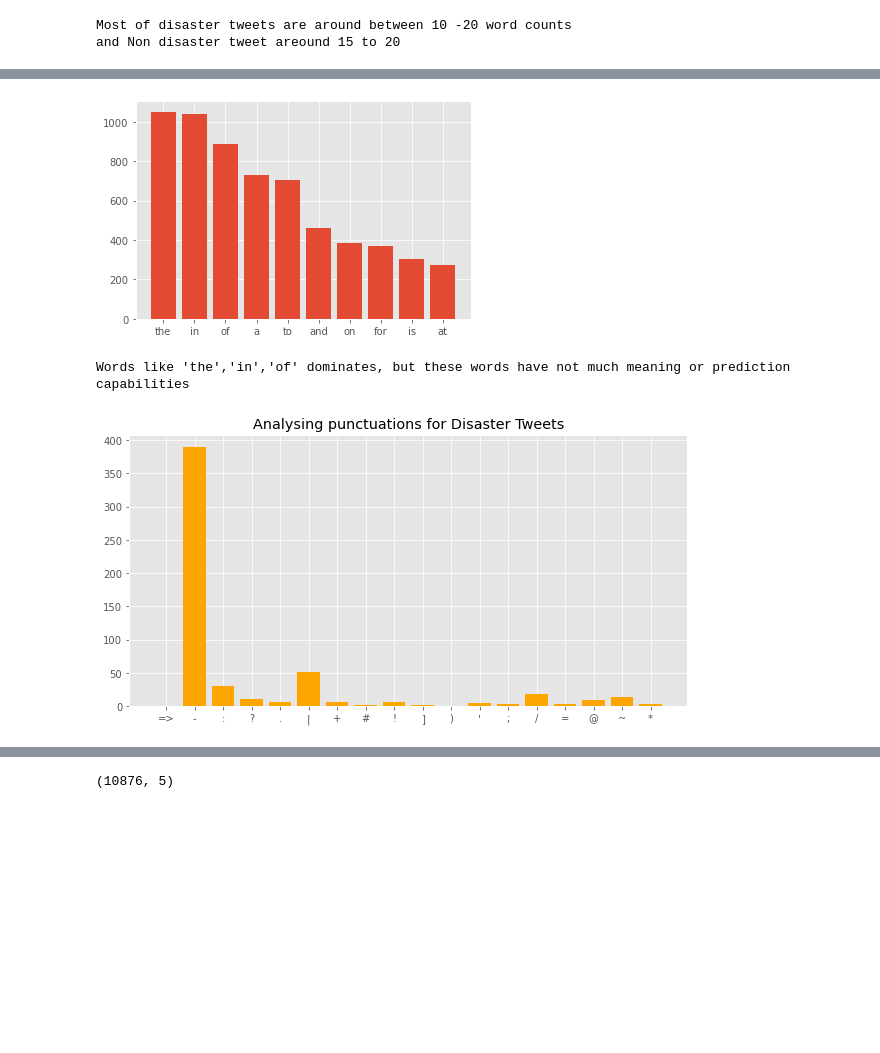
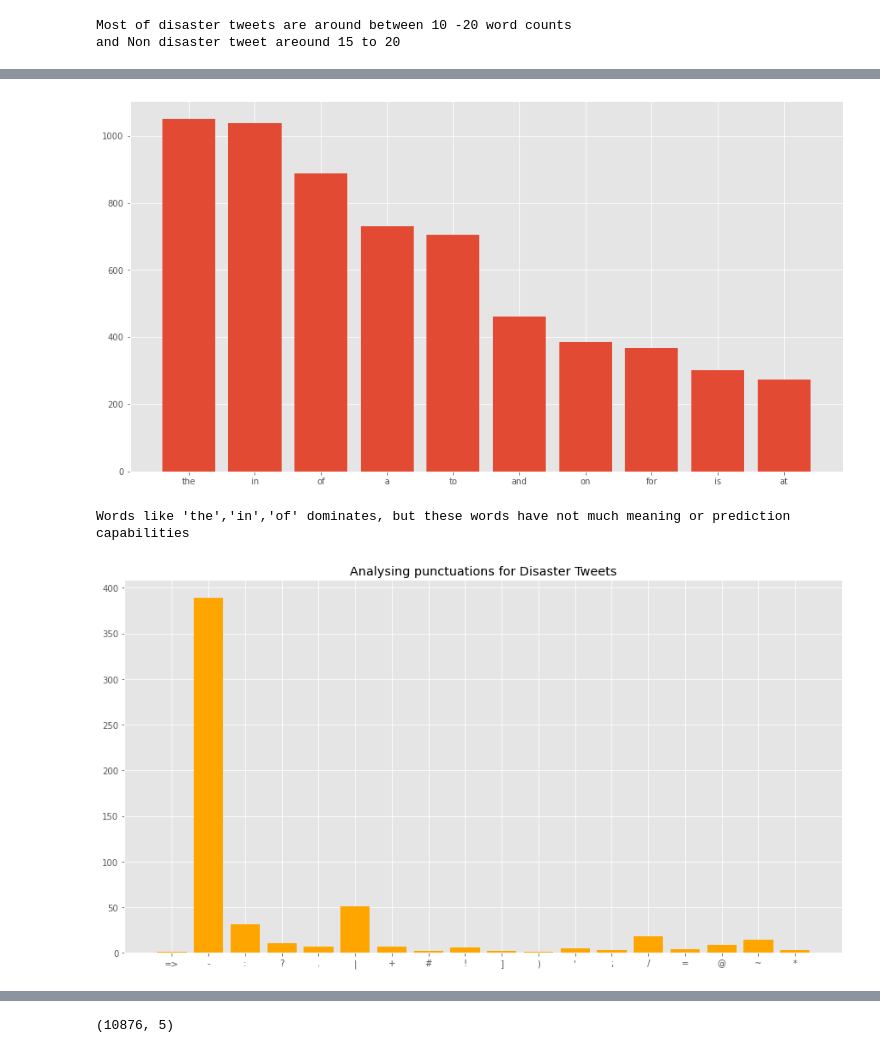
Before and after one commit to Kannank97/Introduction-to-Data-Science-with-Python, a Jupyter notebook: FDP_DataScience.ipynb, the cells around one changed output, grey strips where cells are left out. Saved outputs shown, nothing was run; the diff lists cells and outputs as text; code cells hidden in the pictures; blank space fills up the shorter version.

```diff
--- a/FDP_DataScience.ipynb
+++ b/FDP_DataScience.ipynb
@@ -1188,26 +1290,26 @@ plt.bar(x, y);
 # %%
 #creating the same for Diaster Tweet
 corpus=build_corpus(1)
 
 dic=defaultdict(int)
 for word in corpus:
     if word in stop:
         dic[word]+=1
 
 top=sorted(dic.items(), key=lambda x:x[1],reverse=True)[:10]
 
+plt.figure(figsize=(15,8))
 x,y=zip(*top)
 plt.bar(x,y)
 plt.show()
 
 print("Words like 'the','in','of' dominates, but these words have not much meaning or prediction capabilities")
 # %% [output]
-[figure, old version]
+[figure, new version]
 Words like 'the','in','of' dominates, but these words have not much meaning or prediction capabilities
 # %%
 #Analysing punctuations for Disaster Tweets
-
-plt.figure(figsize=(10,5))
+plt.figure(figsize=(15,8))
 corpus=build_corpus(1)
 
 dic=defaultdict(int)
@@ -1221,6 +1323,6 @@ x,y=zip(*dic.items())
 plt.title("Analysing punctuations for Disaster Tweets")
 plt.bar(x,y,color='orange');
 # %% [output]
-[figure, old version]
+[figure, new version]
 # %%
 #Analysing punctuations for Non-Disaster Tweets
```
Also changed, not shown: parts of 115 cells of this notebook.
